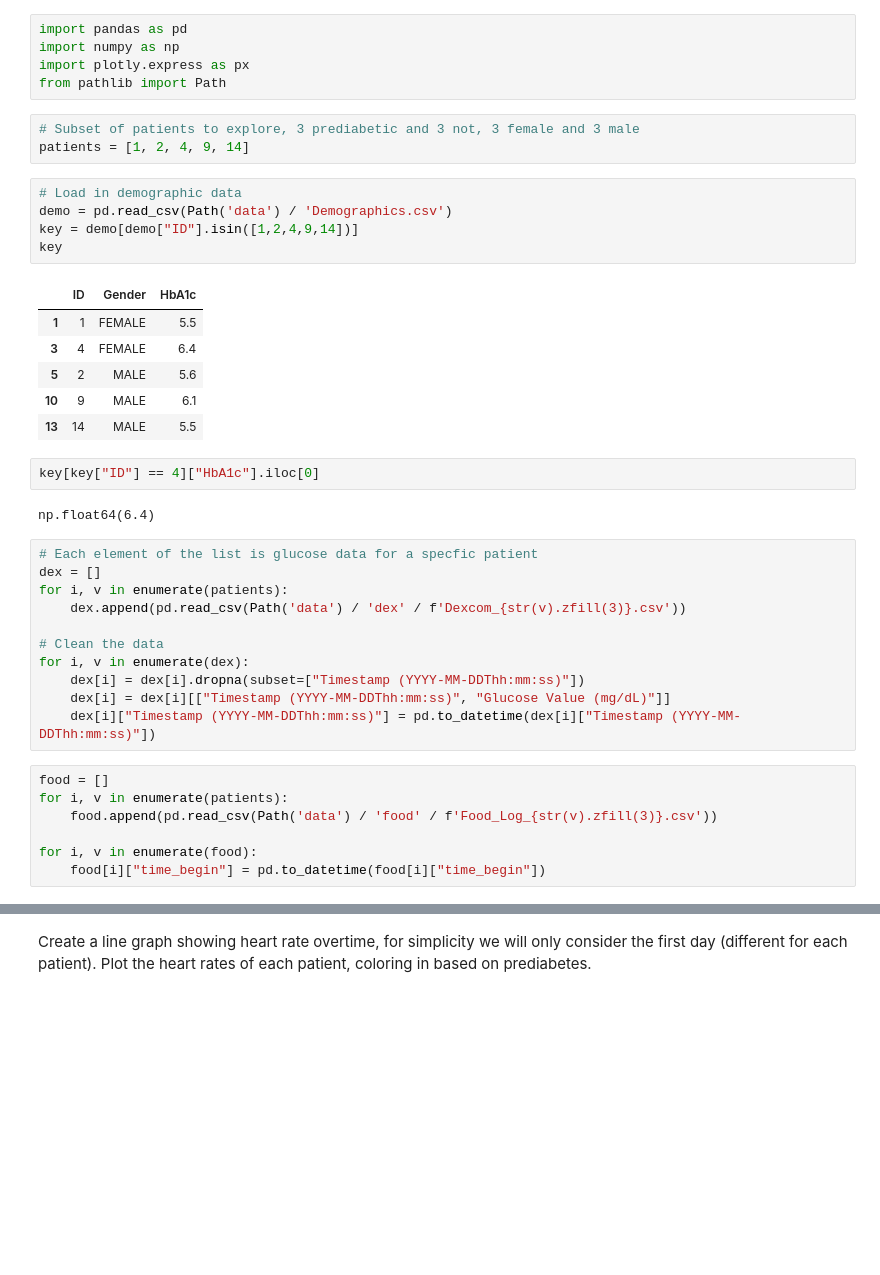
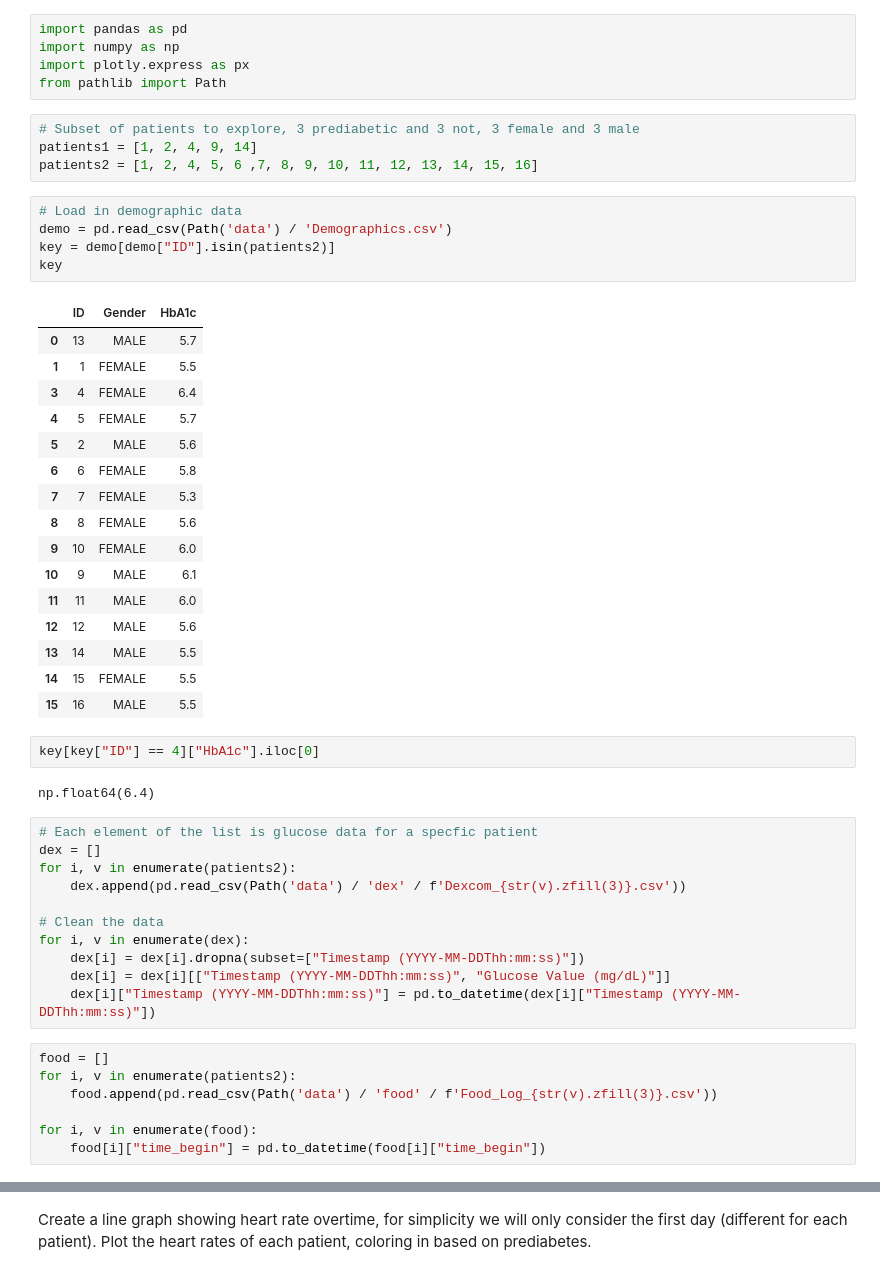
Before and after one commit to KrazyKats/glycemic_charts, a Jupyter notebook: eda.ipynb, the cells around one changed output, grey strips where cells are left out. Drawn from its saved outputs; the diff is of its cells as text; blank space fills up the shorter version.

```diff
--- a/eda.ipynb
+++ b/eda.ipynb
@@ -5,19 +5,30 @@ import plotly.express as px
 from pathlib import Path
 # %%
 # Subset of patients to explore, 3 prediabetic and 3 not, 3 female and 3 male
-patients = [1, 2, 4, 9, 14]
+patients1 = [1, 2, 4, 9, 14]
+patients2 = [1, 2, 4, 5, 6 ,7, 8, 9, 10, 11, 12, 13, 14, 15, 16]
 # %%
 # Load in demographic data
 demo = pd.read_csv(Path('data') / 'Demographics.csv')
-key = demo[demo["ID"].isin([1,2,4,9,14])]
+key = demo[demo["ID"].isin(patients2)]
 key
 # %% [output]
 |  | ID | Gender | HbA1c |
+| 0 | 13 | MALE | 5.7 |
 | 1 | 1 | FEMALE | 5.5 |
 | 3 | 4 | FEMALE | 6.4 |
+| 4 | 5 | FEMALE | 5.7 |
 | 5 | 2 | MALE | 5.6 |
+| 6 | 6 | FEMALE | 5.8 |
+| 7 | 7 | FEMALE | 5.3 |
+| 8 | 8 | FEMALE | 5.6 |
+| 9 | 10 | FEMALE | 6.0 |
 | 10 | 9 | MALE | 6.1 |
+| 11 | 11 | MALE | 6.0 |
+| 12 | 12 | MALE | 5.6 |
 | 13 | 14 | MALE | 5.5 |
+| 14 | 15 | FEMALE | 5.5 |
+| 15 | 16 | MALE | 5.5 |
 # %%
 key[key["ID"] == 4]["HbA1c"].iloc[0]
 # %% [output]
@@ -25,7 +36,7 @@ np.float64(6.4)
 # %%
 # Each element of the list is glucose data for a specfic patient
 dex = []
-for i, v in enumerate(patients):
+for i, v in enumerate(patients2):
     dex.append(pd.read_csv(Path('data') / 'dex' / f'Dexcom_{str(v).zfill(3)}.csv'))
 
 # Clean the data
@@ -35,7 +46,7 @@ for i, v in enumerate(dex):
     dex[i]["Timestamp (YYYY-MM-DDThh:mm:ss)"] = pd.to_datetime(dex[i]["Timestamp (YYYY-MM-DDThh:mm:ss)"])
 # %%
 food = []
-for i, v in enumerate(patients):
+for i, v in enumerate(patients2):
     food.append(pd.read_csv(Path('data') / 'food' / f'Food_Log_{str(v).zfill(3)}.csv'))
 
 for i, v in enumerate(food):
```
Also changed, not shown: parts of 7 cells of this notebook, 1 other file.
